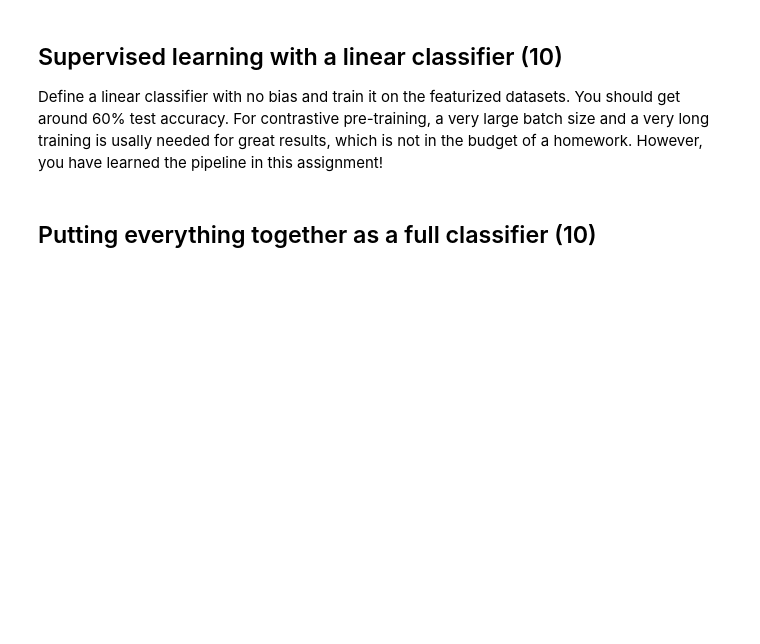
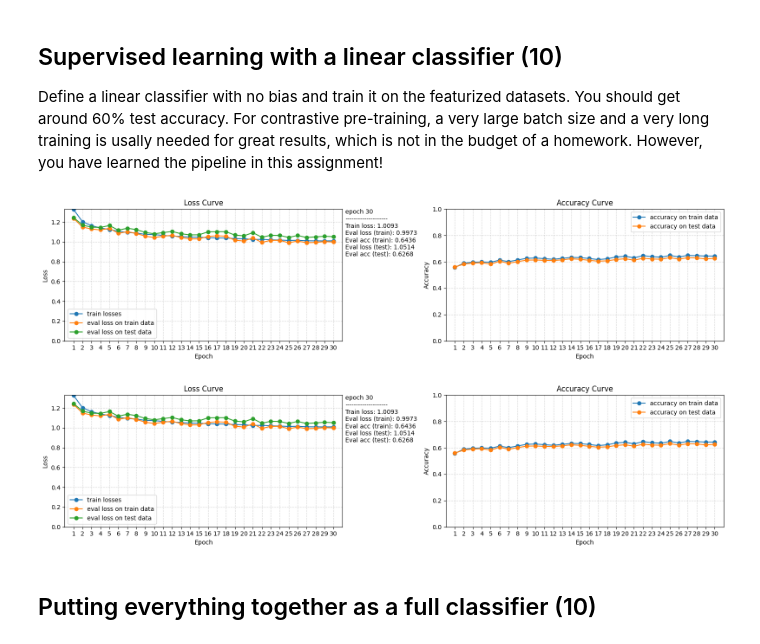
Before and after one commit to ryanwu0521/24-788-Deep-Learning, a Jupyter notebook: HW11/HW11.ipynb, the cells around one changed output. Saved outputs shown, nothing was run; the diff lists cells and outputs as text; code cells hidden in the pictures; blank space fills up the shorter version.

```diff
--- a/HW11/HW11.ipynb
+++ b/HW11/HW11.ipynb
@@ -369,7 +451,7 @@ tracker = train(
 Discard the projection head by replacing it with an Identity module. Then, extract the features using the pre-trained model.
 # %%
 # discarding the projection head (g in SimCLR paper)
-NotImplemented
+model.fc = nn.Identity()
 
 # Passing the whole dataset through the feature extractor to get the feature representations
 @torch.inference_mode()
@@ -391,7 +473,7 @@ def get_dataset_features(
         x, y = x.to(device), y.to(device)
 
         # extract the features and append them to the list
-        features.append(NotImplemented)
+        features.append(model(x))
 
         labels.append(y)
 
@@ -401,35 +483,49 @@ def get_dataset_features(
     return TensorDataset(features, labels)
 
 # Get the featurized train and test dataset using the function above
-finetune_train_dataset_features = NotImplemented
-finetune_test_dataset_features = NotImplemented
+finetune_train_dataset_features = get_dataset_features(
+    model = model,
+    dataset = train_dataset,
+    batch_size = 256,
+    device = Device,
+    )
+finetune_test_dataset_features = get_dataset_features(
+    model = model,
+    dataset = test_dataset,
+    batch_size = 256,
+    device = Device,
+    )
 # %% [markdown]
 ## Supervised learning with a linear classifier (10)
 
 Define a linear classifier with no bias and train it on the featurized datasets. You should get around 60% test accuracy. For contrastive pre-training, a very large batch size and a very long training is usally needed for great results, which is not in the budget of a homework. However, you have learned the pipeline in this assignment!
 # %%
-classifier = NotImplemented
+classifier = nn.Linear(512, 10)
+classifier.to(Device)
 
 train_config = dict(
         optim_name = 'Adam',
         optim_config = dict(lr = 1e-3),
         lr_scheduler_name = 'ReduceLROnPlateau',
         lr_scheduler_config = dict(factor = 0.5, patience = 3),
         n_epochs = 30,
         batch_size = 64,
         )
 
 # YOUR CODE
 tracker = train(
-    model = NotImplemented,
-    train_dataset = NotImplemented,
-    test_dataset = NotImplemented,
+    model = classifier,
+    train_dataset = finetune_train_dataset_features,
+    test_dataset = finetune_test_dataset_features,
     augment = None,
     loss_fn = nn.CrossEntropyLoss(),
     device = Device,
     plot_freq = 1,
     **train_config,
     )
+# %% [output]
+[figure, added]
+[figure, added]
 # %% [markdown]
 ## Putting everything together as a full classifier (10)
 # %%
```
Also changed, not shown: parts of 8 cells of this notebook, 2 other files.
